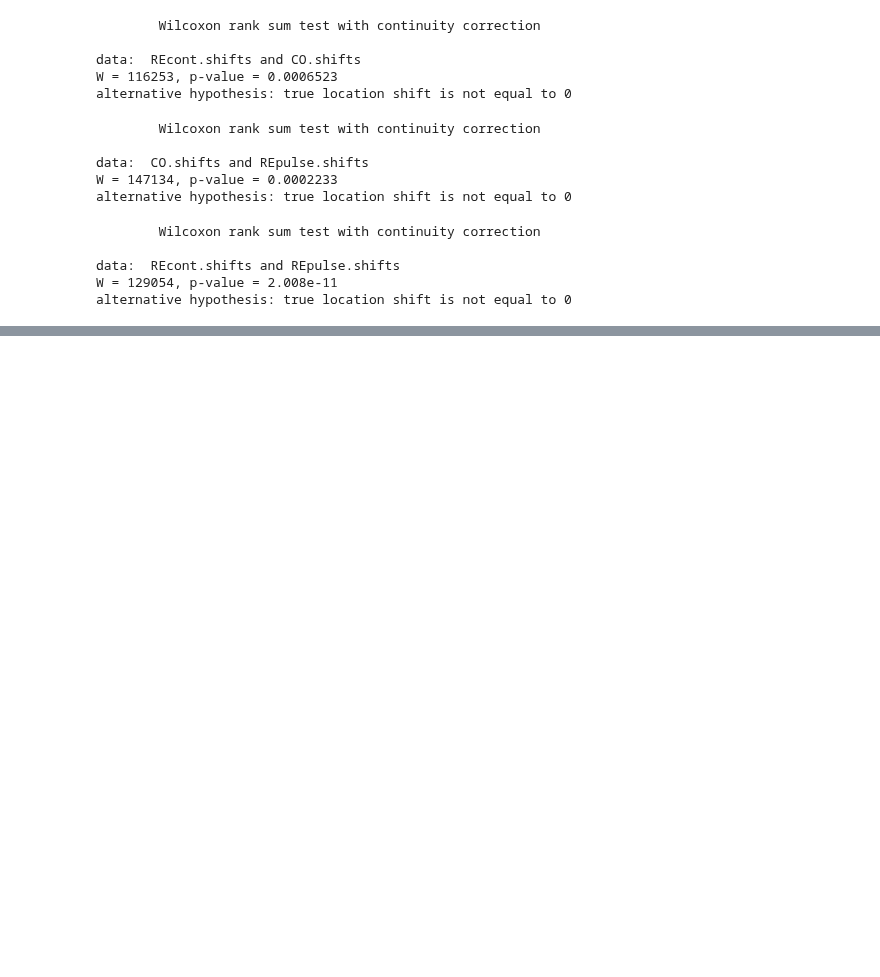
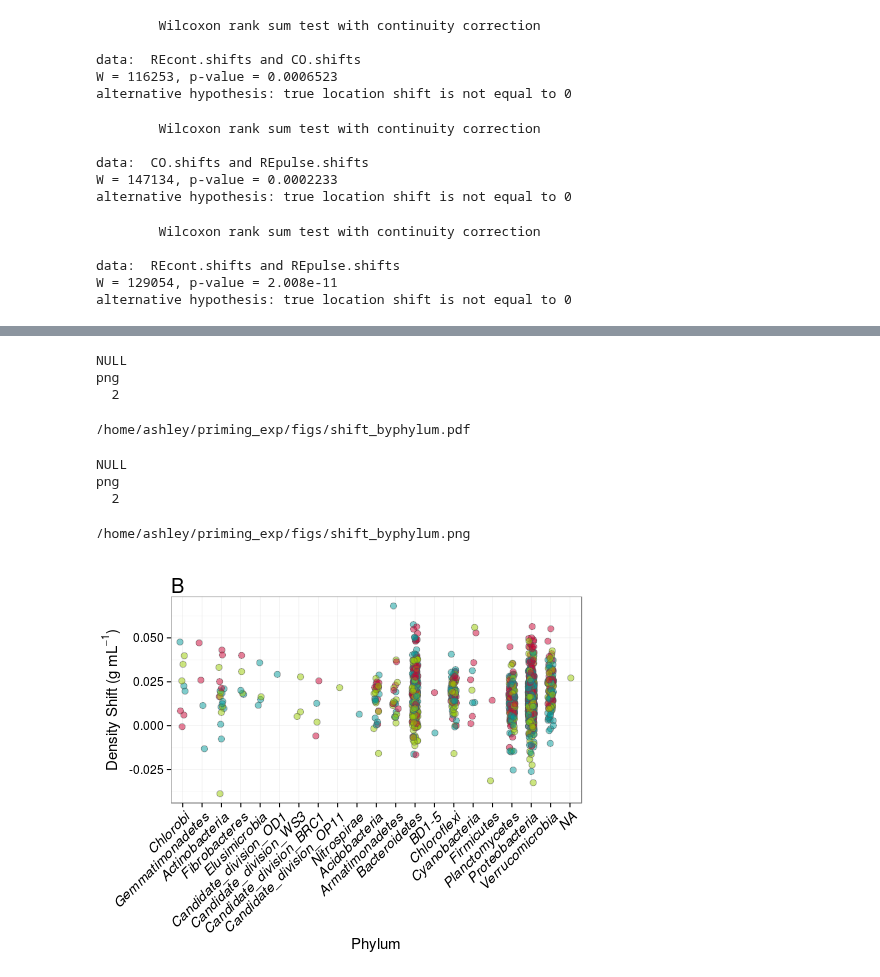
Before and after one commit to acampbellina/priming, a Jupyter notebook: Density_shifts.ipynb, the cells around one changed output, grey strips where cells are left out. Saved outputs shown, nothing was run; the diff lists cells and outputs as text; code cells hidden in the pictures; blank space fills up the shorter version.

```diff
--- a/Density_shifts.ipynb
+++ b/Density_shifts.ipynb
@@ -226,0 +265,77 @@ alternative hypothesis: true location shift is not equal to 0
+# %%
+%%R
+pdf("figs/shift_byphylum.pdf", w = 15, h = 7)
+print(grid.arrange(p2, ncol =1))
+dev.off()
+# %% [output]
+NULL
+png
+  2
+# %%
+FileLink("figs/shift_byphylum.pdf")
+# %% [output]
+/home/ashley/priming_exp/figs/shift_byphylum.pdf
+# %%
+%%R
+png("figs/shift_byphylum.png", w = 15, h = 7, units = "in", res = 600)
+print(grid.arrange(p2, ncol = 1))
+dev.off()
+# %% [output]
+NULL
+png
+  2
+# %%
+FileLink("figs/shift_byphylum.png")
+# %% [output]
+/home/ashley/priming_exp/figs/shift_byphylum.png
+# %%
+%%R -w 500 -h 400
+df_all.wShifts = merge(df_all, density_shift_all, by = c("OTU","Day","Treatment"))
+
+df.plot = subset(df_all.wShifts, padj <= FDR)
+
+d = df.plot %>%
+    group_by(Rank2) %>%
+    summarize(max.shift = max(shift)) %>%
+    arrange(desc(max.shift))
+
+order = d$Rank2
+
+df.plot$Rank2 = factor(df.plot$Rank2, levels = order)
+
+colours = c("#009999", "#CC0033", "#99CC00")
+
+p3 = ggplot(df.plot, aes(x = Rank2, y = shift, fill = Treatment))
+
+p3 = p3 + geom_point(shape = 21, size = 3, alpha = 0.5, position = position_jitter(w = 0.15), color = "gray33")
+
+p3 = p3 + theme_bw()
+
+p3 = p3 + theme(axis.text.x = element_text(size = 14, angle = 45, hjust = 1, face = "italic"))
+
+p3 = p3 + labs(y = expression(paste("Density Shift (g mL",{}^-1,")",sep="")), x = "Phylum")
+
+p3 = p3 + theme(axis.title.y = element_text(size = 15, vjust = 1.25))
+
+p3 = p3 + theme(axis.title.x = element_text(size = 15))
+
+p3 = p3 + scale_fill_manual(values=colours,
+                            breaks=c("13C000", "13C100", "13C700"),
+                            labels=c("Cellulose Only", "Root Exudate Continuous", "Root Exudate Pulse"))
+#p3 = p3 + theme(legend.text = element_text(size = 11))
+
+#p3 = p3 + theme(legend.title = element_text(size = 11))
+
+p3 = p3 + ggtitle("B")
+p3 = p3 + theme(plot.title = element_text(hjust = 0, size = 20))
+p3 = p3 + theme(legend.position = "none")
+#p3 = p3 + theme(axis.title.y = element_text(size=15))
+#p3 = p3 + theme(axis.title.x = element_text(size=15))
+#p3 = p3 + theme(axis.text.x = element_text(size=12))
+p3 = p3 + theme(axis.text.y = element_text(size=12))
+#p3 = p3 + theme(legend.title = element_text(size = 13), legend.text = element_text(size = 13))
+#p3 = p3 + theme(legend.position=c(0.2,0.8))
+
+p3
+# %% [output]
+[figure, added]
```
Also changed, not shown: parts of 9 cells of this notebook, 6 other files.
